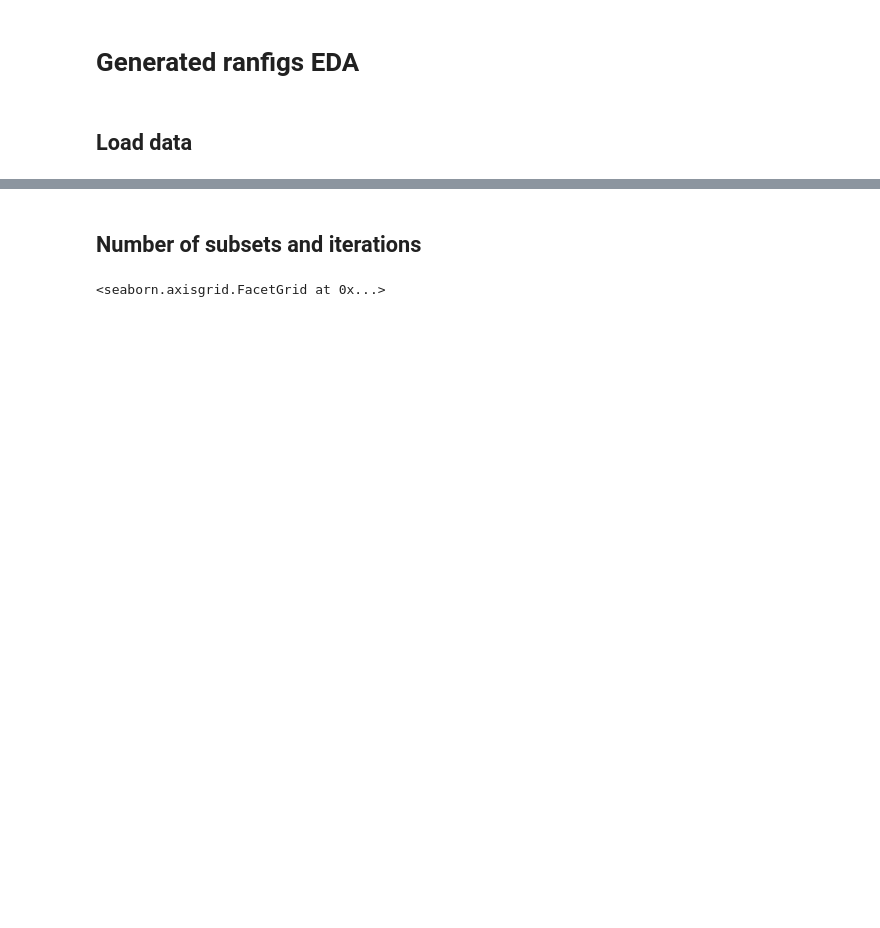
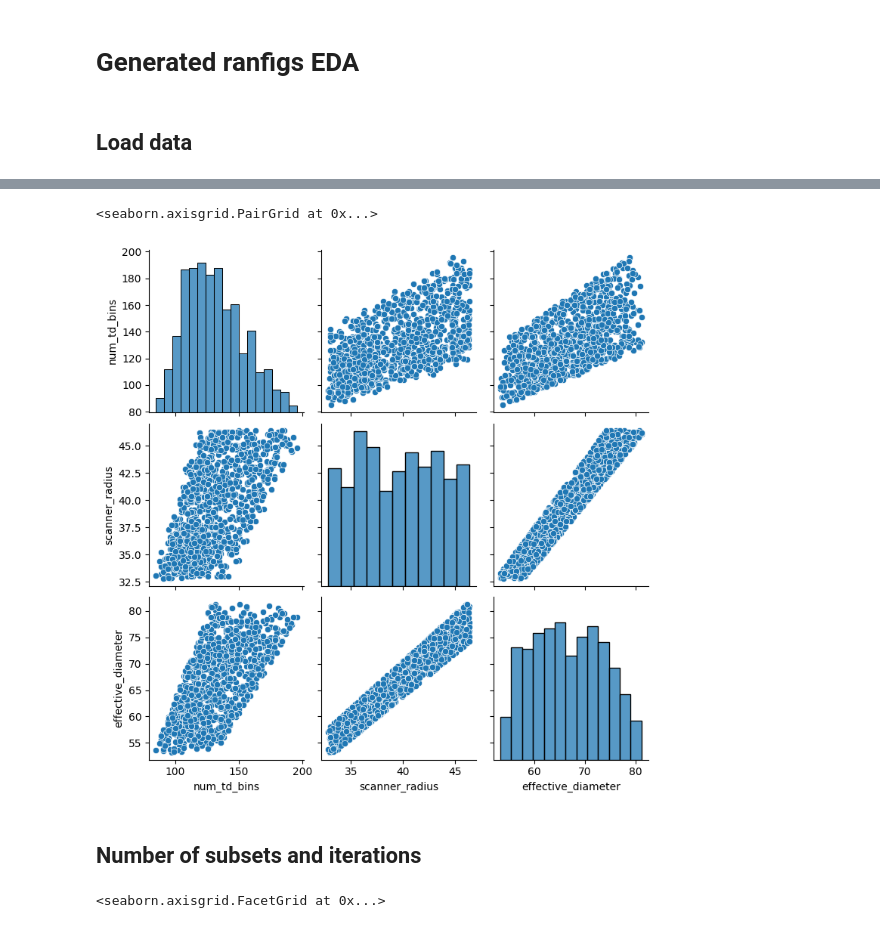
Before and after one commit to YerePhy/randfig, a Jupyter notebook: notebooks/2.0-jpm-generated-randfigs-eda.ipynb, the cells around one changed output, grey strips where cells are left out. Cells and saved outputs as stored; diff of their text form; code cells hidden in the pictures; blank space fills up the shorter version.

```diff
--- a/notebooks/2.0-jpm-generated-randfigs-eda.ipynb
+++ b/notebooks/2.0-jpm-generated-randfigs-eda.ipynb
@@ -23,3 +32,8 @@ df = pd.DataFrame(r_cfgs)
+# %%
+df[["num_td_bins", "scanner_radius", "effective_diameter"]].pipe(sns.pairplot)
+# %% [output]
+<seaborn.axisgrid.PairGrid at 0x...>
+[figure, added]
 # %% [markdown]
 ## Number of subsets and iterations
 # %%
```
Also changed, not shown: parts of 11 cells of this notebook, 1 other file.
